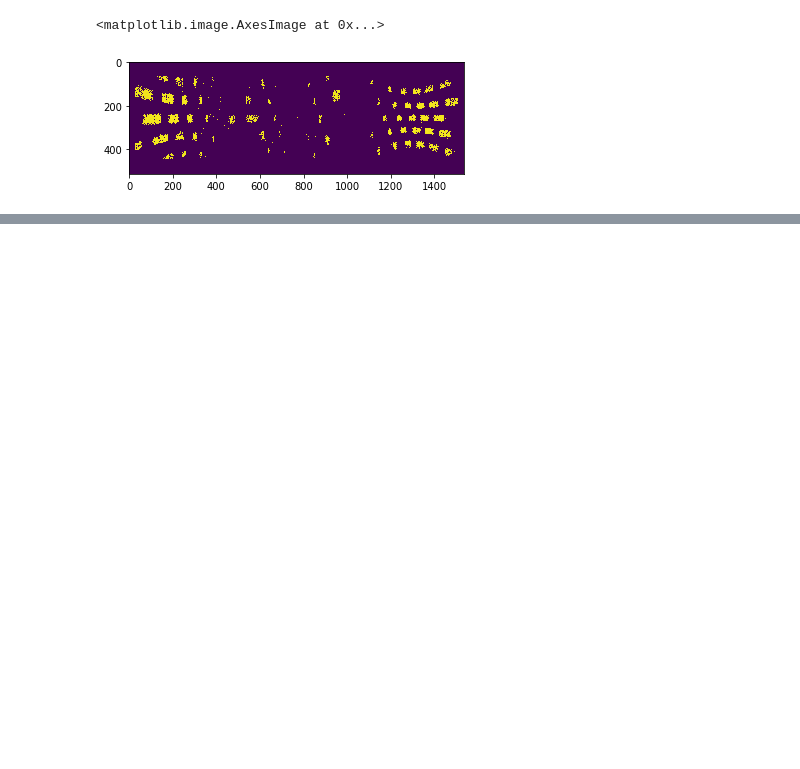
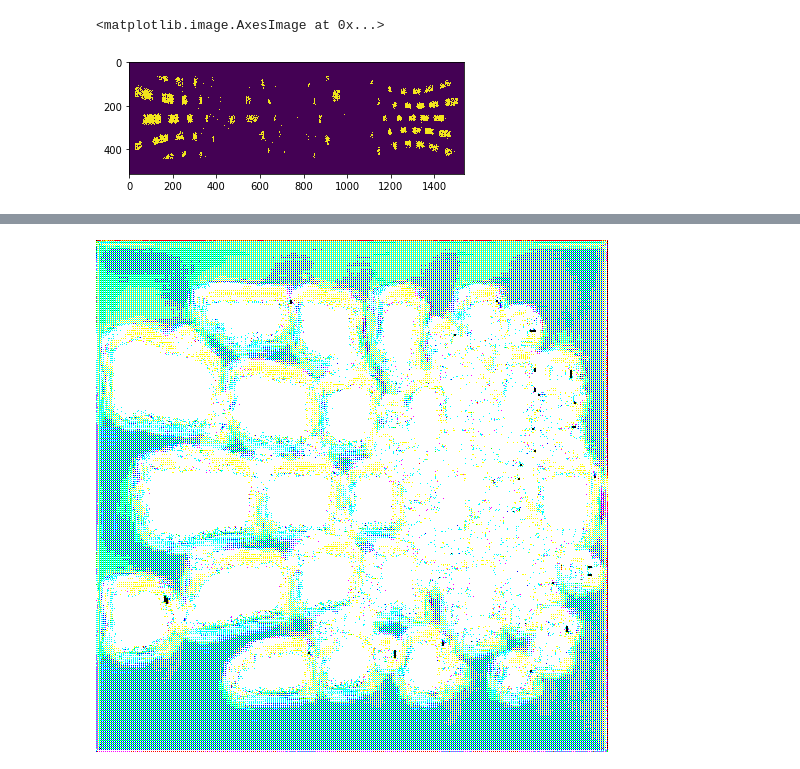
Before and after one commit to aljevisser/low-count-SPECT-imaging, a Jupyter notebook: train.ipynb, the cells around one changed output, grey strips where cells are left out. Cells and saved outputs as stored; diff of their text form; code cells hidden in the pictures; blank space fills up the shorter version.

```diff
--- a/train.ipynb
+++ b/train.ipynb
@@ -175,0 +173,4 @@ SyntaxError: invalid syntax (<ipython-input-47-a693af85b10d>, line 1)
+# %%
+proj1
+# %% [output]
+[figure, added]
```
Also changed, not shown: parts of 7 cells of this notebook.
